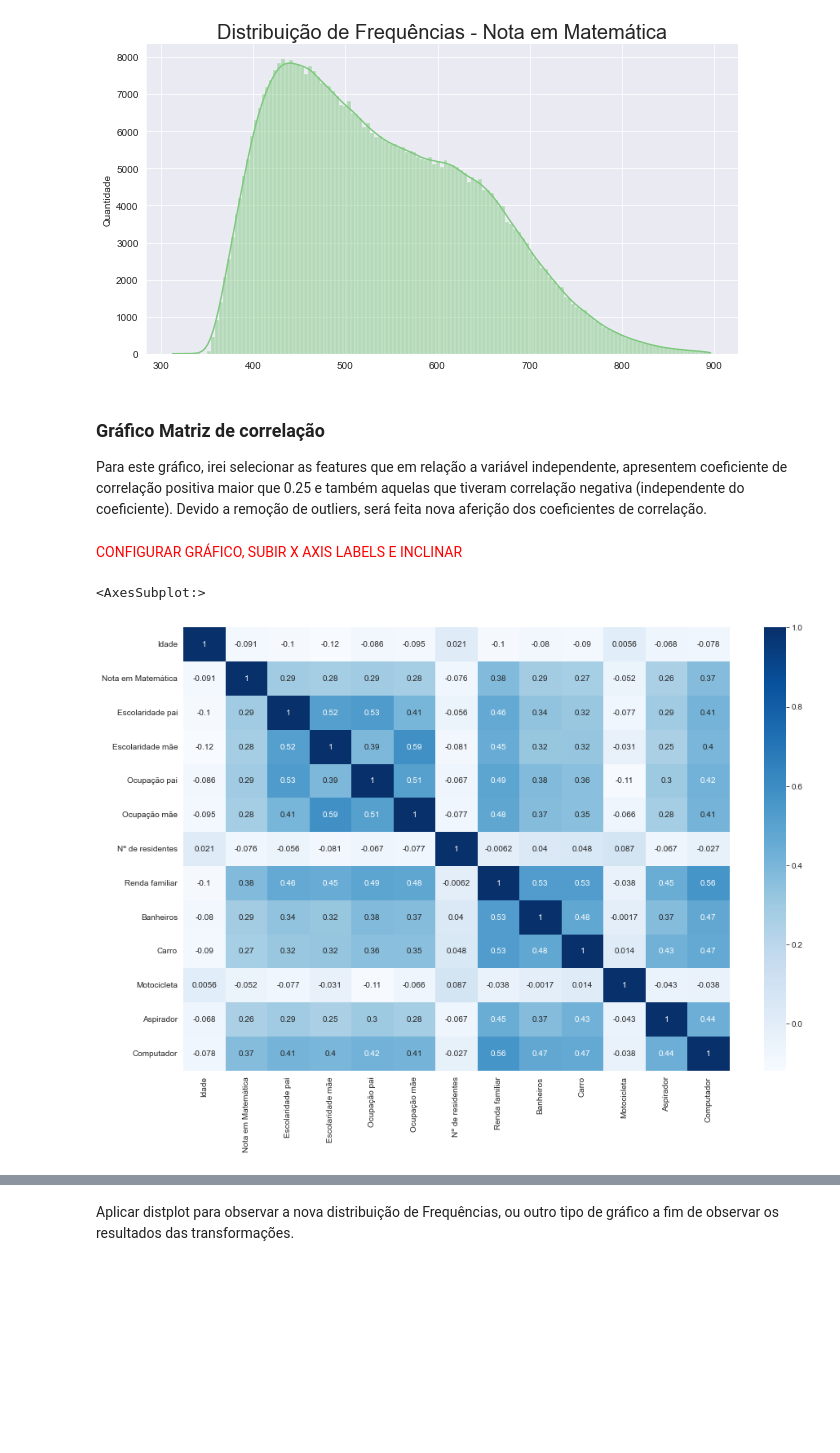
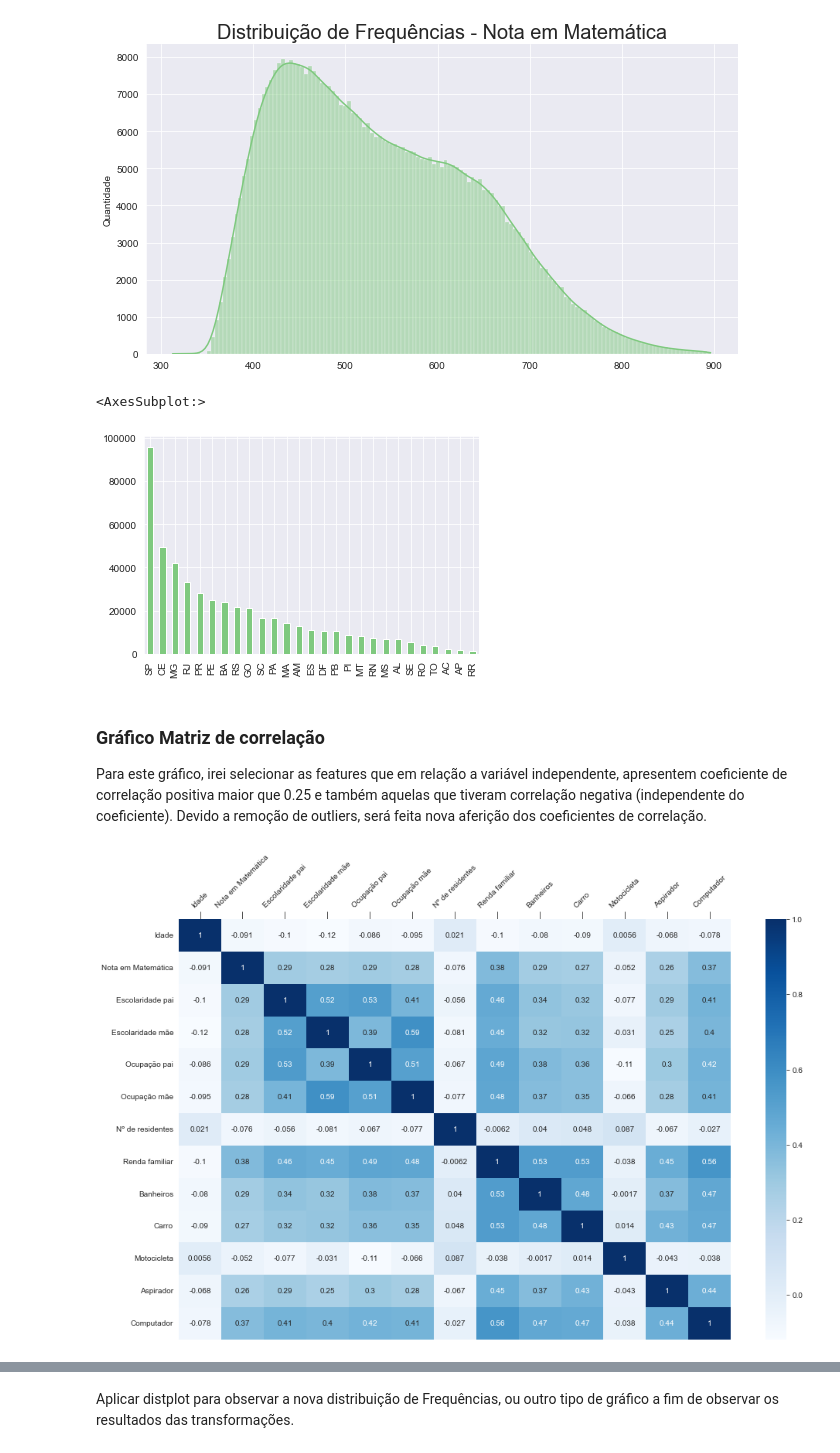
Before and after one commit to ihaveonesun/Projeto-Final-Semantix, a Jupyter notebook: projeto_final_enem.ipynb, the cells around one changed output, grey strips where cells are left out. Drawn from its saved outputs; the diff is of its cells as text; code cells hidden in the pictures; blank space fills up the shorter version.

```diff
--- a/projeto_final_enem.ipynb
+++ b/projeto_final_enem.ipynb
@@ -268,6 +258,3 @@ final_enem_df = quest_alunos_df.rename(columns = {'TP_FAIXA_ETARIA':'Idade', 'TP
-# %%
-# final_enem_df.to_csv('dados/dados_tratados.csv', sep=';', encoding='latin1', index=False)
-final_enem_df = pd.read_csv('dados/dados_tratados.csv', sep=';', encoding='latin1')
 # %% [markdown]
 #### Lista de variáveis qualitativas
 # %%
@@ -516,6 +463,11 @@ def grafico_displot(coluna):
 grafico_displot('Nota em Matemática')
 # %% [output]
 [figure]
+# %%
+final_enem_df['UF'].value_counts().plot.bar()
+# %% [output]
+<AxesSubplot:>
+[figure, added]
 # %% [markdown]
 ### Gráfico Matriz de correlação
 Para este gráfico, irei selecionar as features que em relação a variável independente, apresentem coeficiente de correlação positiva maior que 0.25 e também aquelas que tiveram correlação negativa (independente do coeficiente).
@@ -535,13 +487,10 @@ def criar_lista_matriz(var_dependente, lista_var_num):
 # %%
 var_dependente = 'Nota em Matemática'
 lista_matriz = criar_lista_matriz(var_dependente, variaveis_numericas)
-# %% [markdown]
-<font color='red'> CONFIGURAR GRÁFICO, SUBIR X AXIS LABELS E INCLINAR</font>
 # %%
-
-plt.figure(figsize=(15, 10))
-sns.heatmap(final_enem_df[lista_matriz].corr(), annot=True, cmap='Blues')
+plt.figure(figsize=(16, 10))
+grafico = sns.heatmap(final_enem_df[lista_matriz].corr(), annot=True, cmap='Blues')
+grafico.tick_params(axis='x', rotation=45, labeltop=True, labelbottom=False, top=True, length=10)
 # %% [output]
-<AxesSubplot:>
-[figure, old version]
+[figure, new version]
 # %% [markdown]
```
Also changed, not shown: parts of 40 cells of this notebook.
